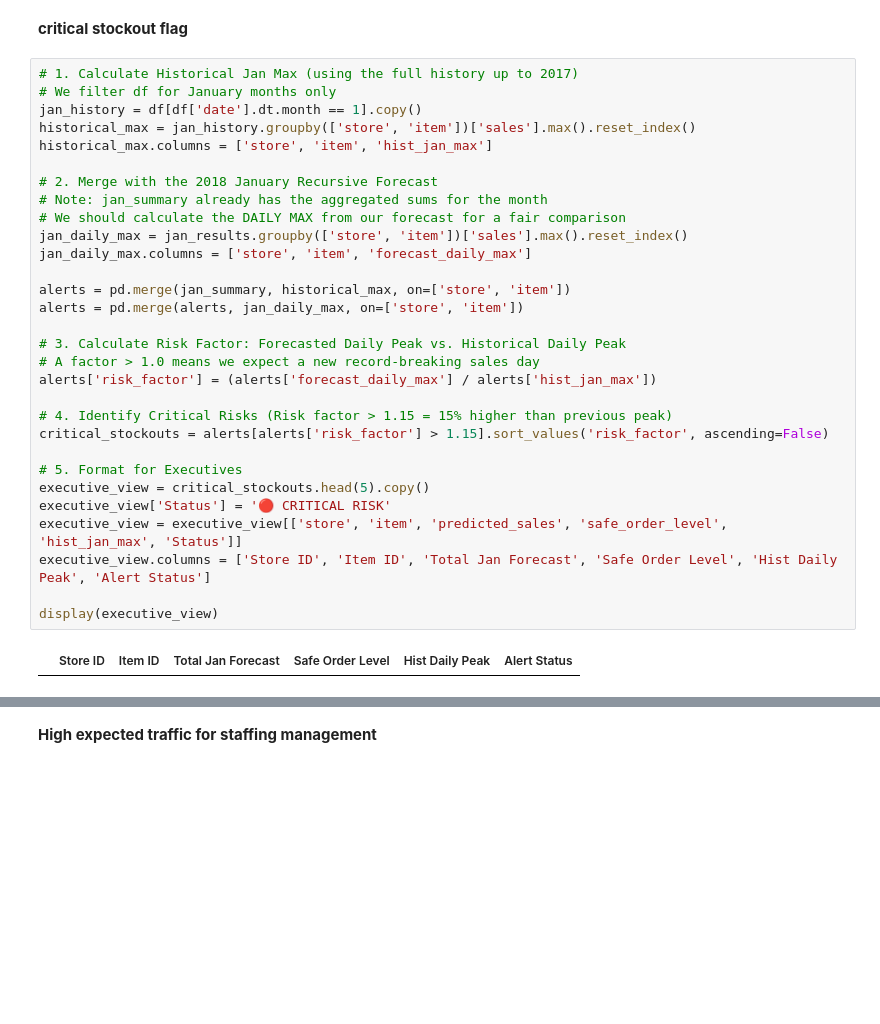
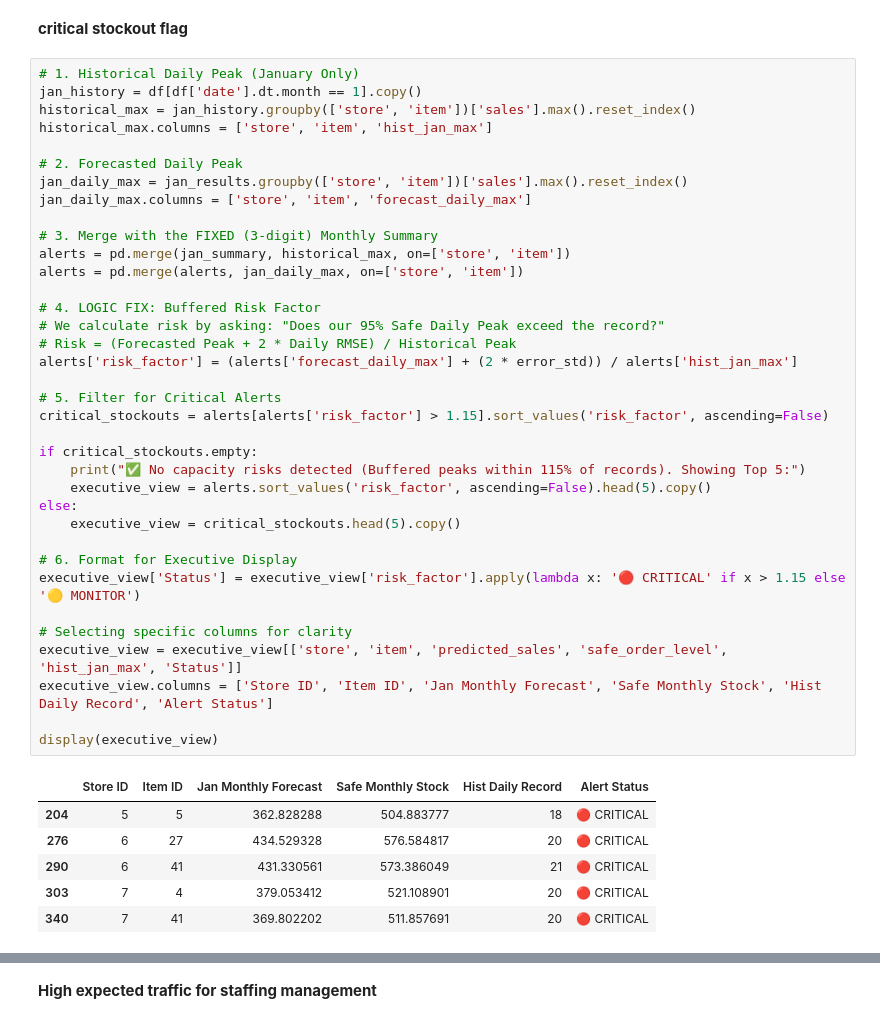
Before and after one commit to ethanhopkins101/DataScience-Projects, a Jupyter notebook: freelancing/sale_forecast/salae_forecast.ipynb, the cells around one changed output, grey strips where cells are left out. Saved outputs shown, nothing was run; the diff lists cells and outputs as text; blank space fills up the shorter version.

```diff
--- a/freelancing/sale_forecast/salae_forecast.ipynb
+++ b/freelancing/sale_forecast/salae_forecast.ipynb
@@ -618,34 +640,45 @@ Business Insight: Jan 2018 Forecast vs. Jan 2017 Actuals
 # %% [markdown]
 **critical stockout flag**
 # %%
-# 1. Calculate Historical Jan Max (using the full history up to 2017)
-# We filter df for January months only
+# 1. Historical Daily Peak (January Only)
 jan_history = df[df['date'].dt.month == 1].copy()
 historical_max = jan_history.groupby(['store', 'item'])['sales'].max().reset_index()
 historical_max.columns = ['store', 'item', 'hist_jan_max']
 
-# 2. Merge with the 2018 January Recursive Forecast
-# Note: jan_summary already has the aggregated sums for the month
-# We should calculate the DAILY MAX from our forecast for a fair comparison
+# 2. Forecasted Daily Peak
 jan_daily_max = jan_results.groupby(['store', 'item'])['sales'].max().reset_index()
 jan_daily_max.columns = ['store', 'item', 'forecast_daily_max']
 
+# 3. Merge with the FIXED (3-digit) Monthly Summary
 alerts = pd.merge(jan_summary, historical_max, on=['store', 'item'])
 alerts = pd.merge(alerts, jan_daily_max, on=['store', 'item'])
 
-# 3. Calculate Risk Factor: Forecasted Daily Peak vs. Historical Daily Peak
-# A factor > 1.0 means we expect a new record-breaking sales day
-alerts['risk_factor'] = (alerts['forecast_daily_max'] / alerts['hist_jan_max'])
+# 4. LOGIC FIX: Buffered Risk Factor
+# We calculate risk by asking: "Does our 95% Safe Daily Peak exceed the record?"
+# Risk = (Forecasted Peak + 2 * Daily RMSE) / Historical Peak
+alerts['risk_factor'] = (alerts['forecast_daily_max'] + (2 * error_std)) / alerts['hist_jan_max']
 
-# 4. Identify Critical Risks (Risk factor > 1.15 = 15% higher than previous peak)
+# 5. Filter for Critical Alerts
 critical_stockouts = alerts[alerts['risk_factor'] > 1.15].sort_values('risk_factor', ascending=False)
 
-# 5. Format for Executives
-executive_view = critical_stockouts.head(5).copy()
-executive_view['Status'] = '🔴 CRITICAL RISK'
+if critical_stockouts.empty:
+    print("✅ No capacity risks detected (Buffered peaks within 115% of records). Showing Top 5:")
+    executive_view = alerts.sort_values('risk_factor', ascending=False).head(5).copy()
+else:
+    executive_view = critical_stockouts.head(5).copy()
+
+# 6. Format for Executive Display
+executive_view['Status'] = executive_view['risk_factor'].apply(lambda x: '🔴 CRITICAL' if x > 1.15 else '🟡 MONITOR')
+
+# Selecting specific columns for clarity
 executive_view = executive_view[['store', 'item', 'predicted_sales', 'safe_order_level', 'hist_jan_max', 'Status']]
-executive_view.columns = ['Store ID', 'Item ID', 'Total Jan Forecast', 'Safe Order Level', 'Hist Daily Peak', 'Alert Status']
+executive_view.columns = ['Store ID', 'Item ID', 'Jan Monthly Forecast', 'Safe Monthly Stock', 'Hist Daily Record', 'Alert Status']
 
 display(executive_view)
 # %% [output]
-|  | Store ID | Item ID | Total Jan Forecast | Safe Order Level | Hist Daily Peak | Alert Status |
+|  | Store ID | Item ID | Jan Monthly Forecast | Safe Monthly Stock | Hist Daily Record | Alert Status |
+| 204 | 5 | 5 | 362.828288 | 504.883777 | 18 | 🔴 CRITICAL |
+| 276 | 6 | 27 | 434.529328 | 576.584817 | 20 | 🔴 CRITICAL |
+| 290 | 6 | 41 | 431.330561 | 573.386049 | 21 | 🔴 CRITICAL |
+| 303 | 7 | 4 | 379.053412 | 521.108901 | 20 | 🔴 CRITICAL |
+| 340 | 7 | 41 | 369.802202 | 511.857691 | 20 | 🔴 CRITICAL |
```
Also changed, not shown: parts of 11 cells of this notebook.
